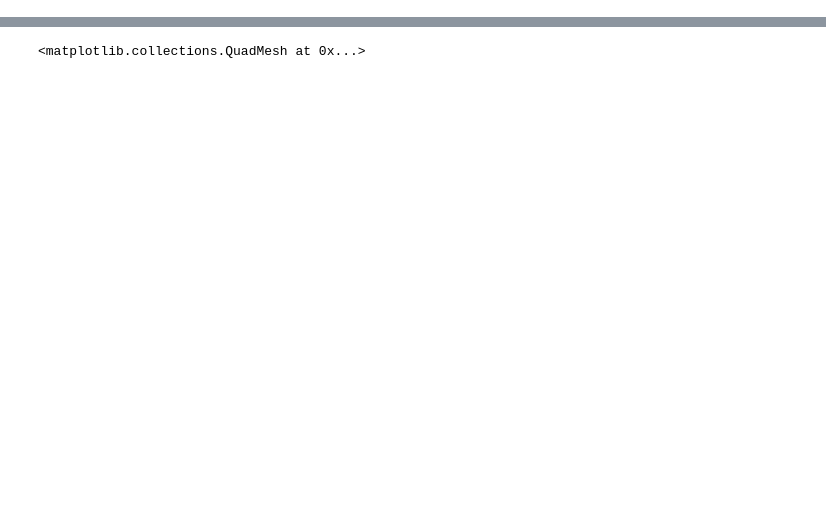
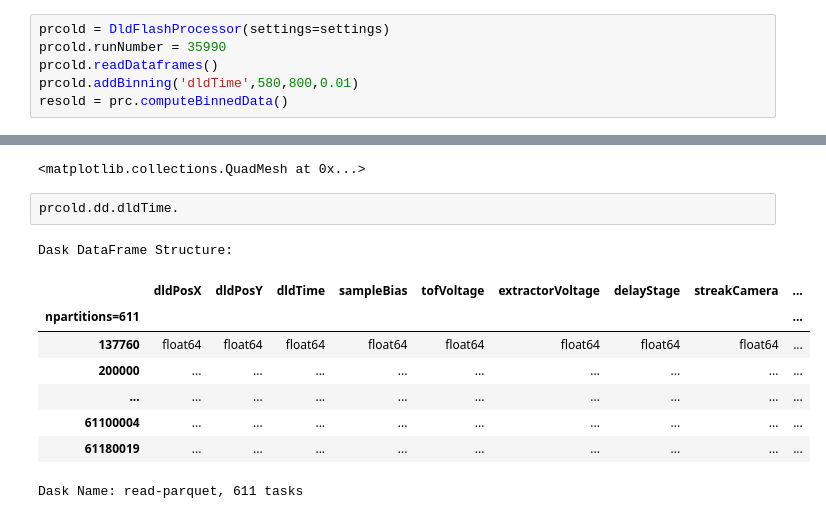
Before and after one commit to momentoscope/hextof-processor, a Jupyter notebook: tutorial/Express data readout.ipynb, the cells around one changed output, grey strips where cells are left out. Drawn from its saved outputs; the diff is of its cells as text; blank space fills up the shorter version.

```diff
--- a/tutorial/Express data readout.ipynb
+++ b/tutorial/Express data readout.ipynb
@@ -33,0 +52,6 @@ Failed creating metadata: 'forced to skip metadata creation'
+# %%
+prcold = DldFlashProcessor(settings=settings)
+prcold.runNumber = 35990
+prcold.readDataframes()
+prcold.addBinning('dldTime',580,800,0.01)
+resold = prc.computeBinnedData()
@@ -110,3 +142,15 @@ diff.plot(cmap='bwr',robust=True,ax=ax[1])
 [interactive output not drawn]
 [interactive output not drawn]
 <matplotlib.collections.QuadMesh at 0x...>
+# %%
+prcold.dd.dldTime.
+# %% [output]
+Dask DataFrame Structure:
+|  | dldPosX | dldPosY | dldTime | sampleBias | tofVoltage | extractorVoltage | delayStage | streakCamera | ... |
+| npartitions=611 |  |  |  |  |  |  |  |  | ... |
+| 137760 | float64 | float64 | float64 | float64 | float64 | float64 | float64 | float64 | ... |
+| 200000 | ... | ... | ... | ... | ... | ... | ... | ... | ... |
+| ... | ... | ... | ... | ... | ... | ... | ... | ... | ... |
+| 61100004 | ... | ... | ... | ... | ... | ... | ... | ... | ... |
+| 61180019 | ... | ... | ... | ... | ... | ... | ... | ... | ... |
+Dask Name: read-parquet, 611 tasks
```
Also changed, not shown: parts of 10 cells of this notebook, 1 other file.
